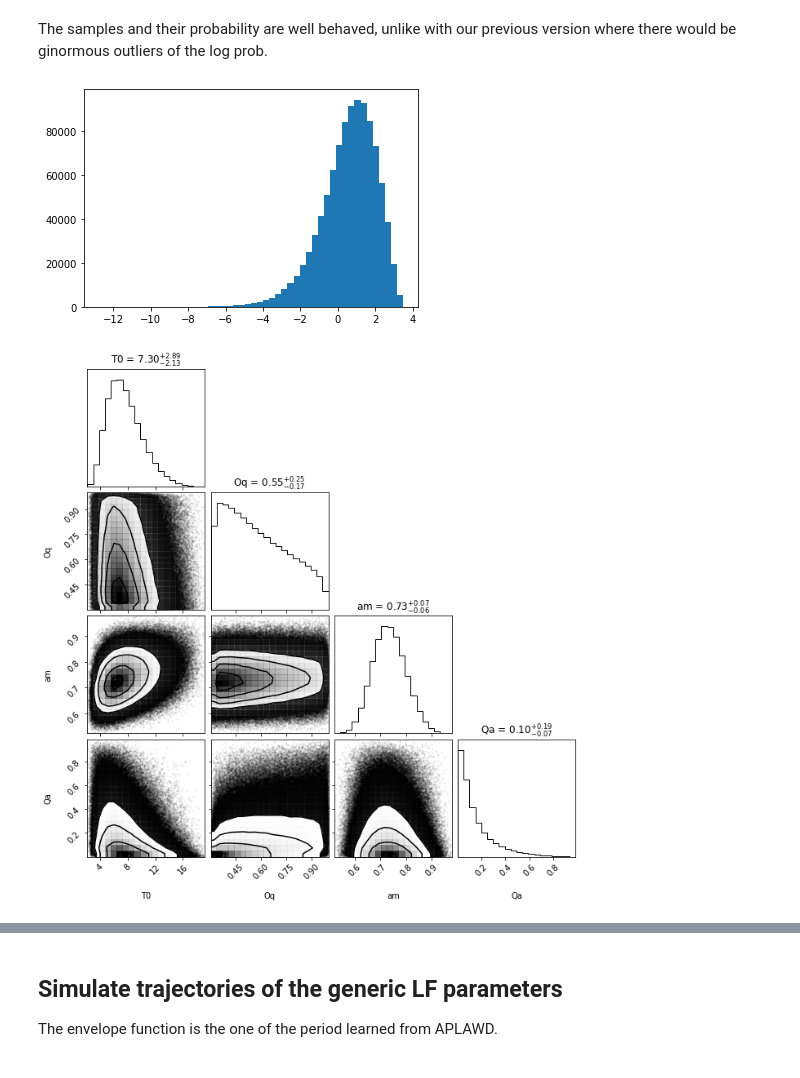
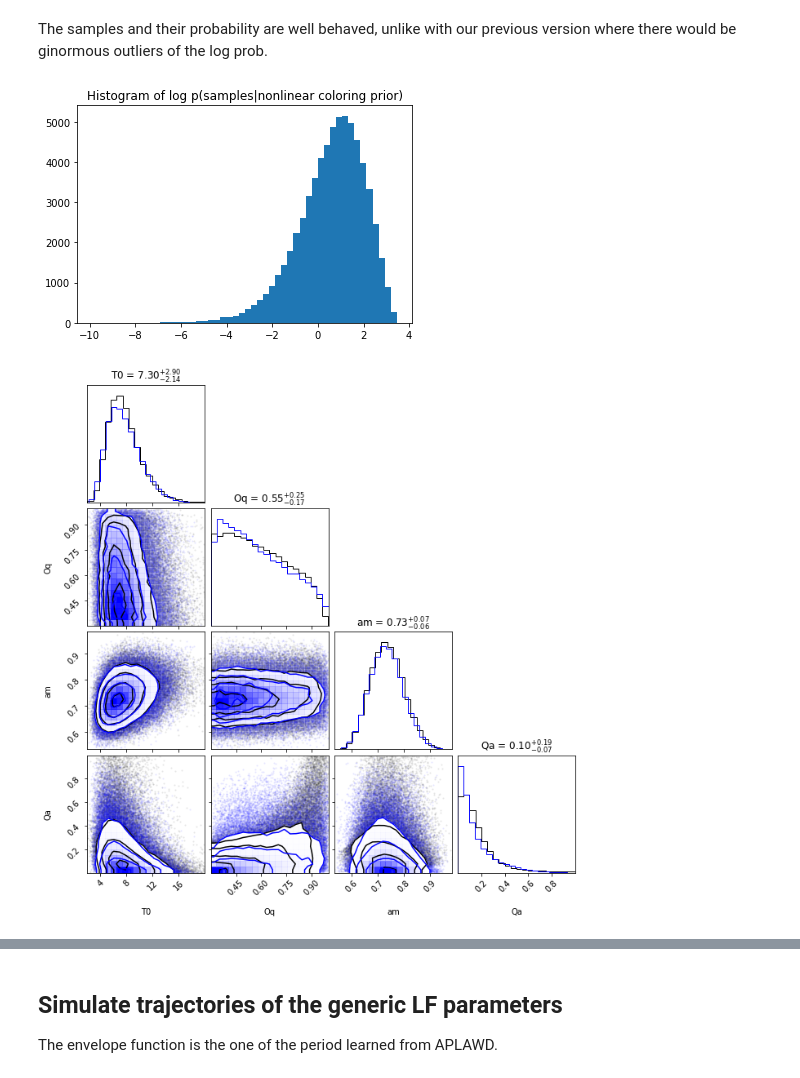
Before and after one commit to mvsoom/thesis-py, a Jupyter notebook: dgf/prior/lf.ipynb, the cells around one changed output, grey strips where cells are left out. Cells and saved outputs as stored; diff of their text form; code cells hidden in the pictures.

Commit message:
Implemented stable LF generic params (trajectory) prior

```diff
--- a/dgf/prior/lf.ipynb
+++ b/dgf/prior/lf.ipynb
@@ -111,15 +113,21 @@ _____________________________________________generic_params_prior - 0.0s, 0.0min
 # %% [markdown]
 The samples and their probability are well behaved, unlike with our previous version where there would be ginormous outliers of the log prob.
 # %%
-theta, theta_lp = prior.experimental_sample_and_log_prob(1000000, seed=jax.random.PRNGKey(10))
+theta, theta_lp = prior.experimental_sample_and_log_prob(samples.shape[0], seed=jax.random.PRNGKey(10))
 # %%
-hist(np.array(theta_lp),bins=50);
-fig = corner.corner(
+hist(np.array(theta_lp),bins=50)
+title("Histogram of log p(samples|nonlinear coloring prior)")
+show();
+
+# Overlaying with an alpha is not possible, see https://github.com/dfm/corner.py/issues/112
+corner.corner(
     np.array(theta),
     labels=constants.LF_GENERIC_PARAMS,
     show_titles=True,
-    smooth=.2
+    smooth=.2,
+    fig=fig,
+    color="blue"
 )
 # %% [output]
-[figure, old version]
+[figure, new version]
-[figure, old version]
+[figure, new version]
```
Also changed, not shown: parts of 15 cells of this notebook, 4 other files.
